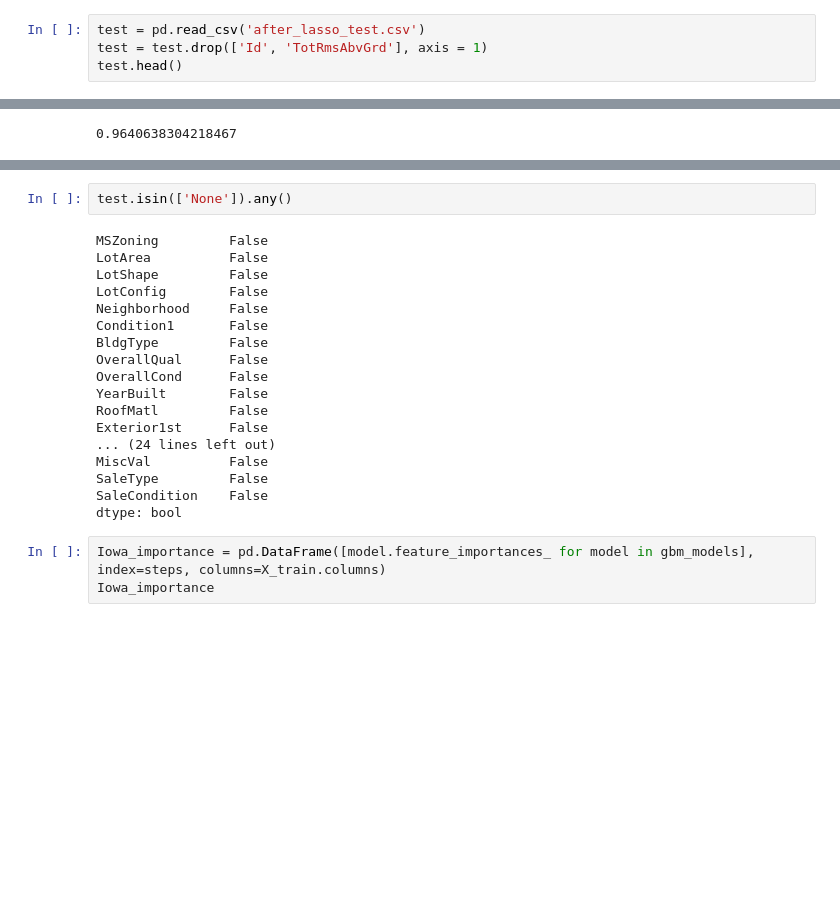
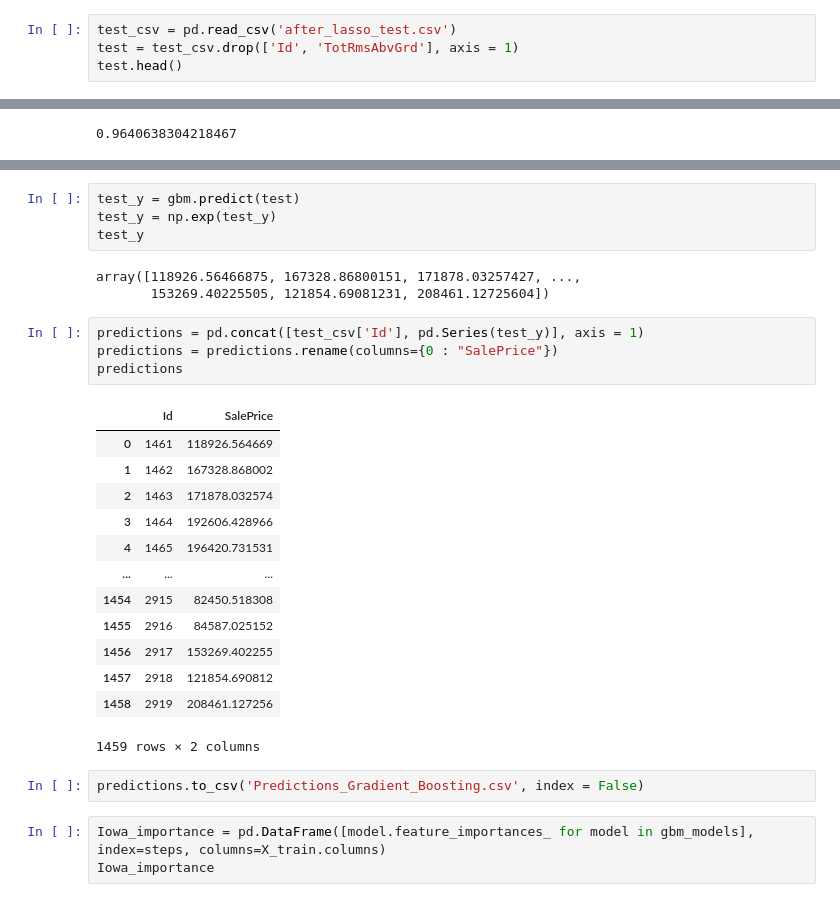
Before and after one commit to matthew-boccio/ml-housing, a Jupyter notebook: Gradient_Boosting.ipynb, the cells around one changed output, grey strips where cells are left out. Drawn from its saved outputs; the diff is of its cells as text; blank space fills up the shorter version.

Commit message:
tested predictions with the test.csv

```diff
--- a/Gradient_Boosting.ipynb
+++ b/Gradient_Boosting.ipynb
@@ -27,8 +27,8 @@ data.head()
 X= data.drop(['LogSalePrice'], axis = 1)
 Y = np.ravel(data.LogSalePrice)
 # %%
-test = pd.read_csv('after_lasso_test.csv')
-test = test.drop(['Id', 'TotRmsAbvGrd'], axis = 1)
+test_csv = pd.read_csv('after_lasso_test.csv')
+test = test_csv.drop(['Id', 'TotRmsAbvGrd'], axis = 1)
 test.head()
 # %% [output]
 |  | MSZoning | LotArea | LotShape | LotConfig | Neighborhood | Condition1 | BldgType | OverallQual | OverallCond | ... |
@@ -261,23 +267,30 @@ array([11.66658091, 12.03435199, 12.07514769, ..., 11.95955476,
-# %%
-test.isin(['None']).any()
-# %% [output]
-MSZoning         False
-LotArea          False
-LotShape         False
-LotConfig        False
-Neighborhood     False
-Condition1       False
-BldgType         False
-OverallQual      False
-OverallCond      False
-YearBuilt        False
-RoofMatl         False
-Exterior1st      False
-... (24 lines left out)
-MiscVal          False
-SaleType         False
-SaleCondition    False
-dtype: bool
+# %%
+test_y = gbm.predict(test)
+test_y = np.exp(test_y)
+test_y
+# %% [output]
+array([118926.56466875, 167328.86800151, 171878.03257427, ...,
+       153269.40225505, 121854.69081231, 208461.12725604])
+# %%
+predictions = pd.concat([test_csv['Id'], pd.Series(test_y)], axis = 1)
+predictions = predictions.rename(columns={0 : "SalePrice"})
+predictions
+# %% [output]
+|  | Id | SalePrice |
+| 0 | 1461 | 118926.564669 |
+| 1 | 1462 | 167328.868002 |
+| 2 | 1463 | 171878.032574 |
+| 3 | 1464 | 192606.428966 |
+| 4 | 1465 | 196420.731531 |
+| ... | ... | ... |
+| 1454 | 2915 | 82450.518308 |
+| 1455 | 2916 | 84587.025152 |
+| 1456 | 2917 | 153269.402255 |
+| 1457 | 2918 | 121854.690812 |
+| 1458 | 2919 | 208461.127256 |
+1459 rows × 2 columns
+# %%
+predictions.to_csv('Predictions_Gradient_Boosting.csv', index = False)
 # %%
 Iowa_importance = pd.DataFrame([model.feature_importances_ for model in gbm_models], index=steps, columns=X_train.columns)
 Iowa_importance
```
Also changed, not shown: parts of 1 cell of this notebook.
